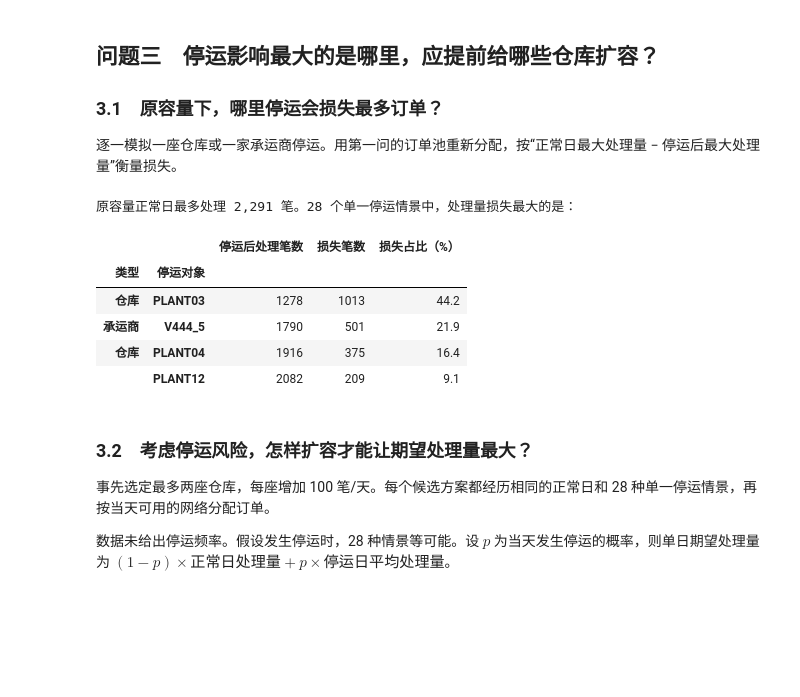
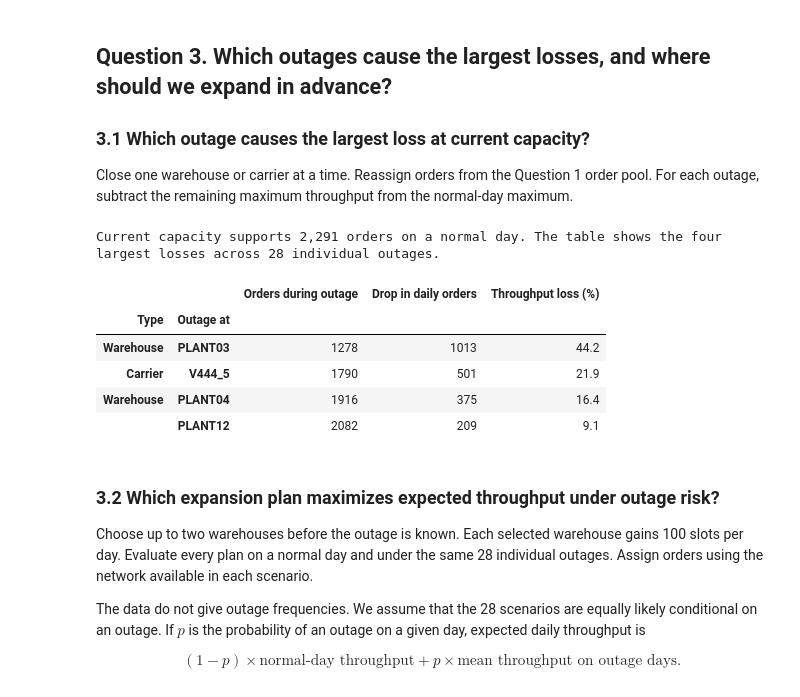
Before and after one commit to CountofPenglai/dba5103_gp, a Jupyter notebook: supply_chain_gurobi.ipynb, the cells around one changed output. Saved outputs shown, nothing was run; the diff lists cells and outputs as text; code cells hidden in the pictures; blank space fills up the shorter version.

```diff
--- a/supply_chain_gurobi.ipynb
+++ b/supply_chain_gurobi.ipynb
@@ -92,14 +93,14 @@ $$\sum_{a\in A_i}x_{ia}\le 1,\qquad
 # %%
 env = gp.Env(empty=True)
 env.setParam("OutputFlag", 0)
-env.setParam("Method", 1)  # 对偶单纯形法
+env.setParam("Method", 1)  # Dual simplex
 env.setParam("Threads", 2)
 env.setParam("MIPGap", 0)
 env.setParam("MIPGapAbs", 0)
 env.start()
 
 def add_assignment(model, options, caps, *, required=False, name="assign"):
-    # 每个“订单、仓库”已有一个最低价方案，固定清单时要求每个编号恰好分配一次。
+    # Each order-warehouse pair has one least-cost option. A fixed batch requires every order ID exactly once.
     x = model.addVars(list(zip(options.order, options.plant)), ub=1, name=name)
     for i in options.order.unique():
         count_i = x.sum(i, "*")
@@ -112,12 +113,12 @@ def optimum(model, objective, sense):
     model.setObjective(objective, sense)
     model.optimize()
     if model.Status != GRB.OPTIMAL:
-        raise RuntimeError(f"Gurobi 求解状态 {model.Status}")
+        raise RuntimeError(f"Gurobi did not find an optimum (status {model.Status}).")
     return model.ObjVal
 
 def solve_assignment(options, caps, *, throughput_only=False):
     if (caps < 0).any():
-        raise ValueError("可用仓容不能为负数")
+        raise ValueError("Available warehouse capacity must be nonnegative.")
     with gp.Model(env=env) as model:
         x, cost, limits = add_assignment(model, options, caps.to_dict())
         count = x.sum()
@@ -206,9 +208,9 @@ for plant in capacity.index:
     maximum = solve_assignment(base_options, caps, throughput_only=True)["maximum"]
     saving = before_cost - fixed_batch_cost(caps)
     assert maximum >= N0 and saving >= -1e-5
-    single_rows.append({"仓库": plant, "原容量": capacity[plant], "基准负载": base["load"][plant],
-                        "每日新增处理笔数": maximum - N0, "固定订单节省（美元）": max(0.0, saving)})
-single_expansion = (pd.DataFrame(single_rows).set_index("仓库")
-                    .sort_values(["每日新增处理笔数", "固定订单节省（美元）"], ascending=False, kind="stable"))
-display(single_expansion.style.format({"固定订单节省（美元）": "{:,.2f}"}))
+    single_rows.append({"Warehouse": plant, "Current capacity": capacity[plant], "Baseline orders assigned": base["load"][plant],
+                        "Additional orders per day": maximum - N0, "Fixed-batch savings (USD)": max(0.0, saving)})
+single_expansion = (pd.DataFrame(single_rows).set_index("Warehouse")
+                    .sort_values(["Additional orders per day", "Fixed-batch savings (USD)"], ascending=False, kind="stable"))
+display(single_expansion.style.format({"Fixed-batch savings (USD)": "{:,.2f}"}))
 # %% [output]
@@ -269,44 +271,47 @@ PLANT02、PLANT03 各增加 100 个名额后，每天最多多处理 200 笔。
 # %% [markdown]
-## 问题三　停运影响最大的是哪里，应提前给哪些仓库扩容？
+## Question 3. Which outages cause the largest losses, and where should we expand in advance?
 
-### 3.1　原容量下，哪里停运会损失最多订单？
+### 3.1 Which outage causes the largest loss at current capacity?
 
-逐一模拟一座仓库或一家承运商停运。用第一问的订单池重新分配，按“正常日最大处理量 − 停运后最大处理量”衡量损失。
+Close one warehouse or carrier at a time. Reassign orders from the Question 1 order pool. For each outage, subtract the remaining maximum throughput from the normal-day maximum.
 # %%
 plants = capacity.index.to_list()
 carriers = sorted(rates.carrier.unique())
 
-# 仓库停运移除该仓的订单选项。承运商停运先移除其报价，再查找剩余报价。
-scenario_options = {"正常运营": base_options}
+# For a warehouse outage, remove its shipping options. For a carrier outage, remove its quotes before choosing alternatives.
+scenario_options = {"Normal operations": base_options}
 for plant in plants:
     scenario_options[plant] = base_options.loc[base_options.plant != plant]
 for carrier in carriers:
     scenario_options[carrier] = lowest_by_plant(eligible.loc[eligible.carrier != carrier])
 
 outage_rows = []
-for kind, nodes in [("仓库", plants), ("承运商", carriers)]:
+for kind, nodes in [("Warehouse", plants), ("Carrier", carriers)]:
     for node in nodes:
         served = solve_assignment(scenario_options[node], capacity, throughput_only=True)["maximum"]
-        outage_rows.append({"类型": kind, "停运对象": node, "停运后处理笔数": served,
-                            "损失笔数": N0 - served, "损失占比（%）": 100 * (N0 - served) / N0})
+        outage_rows.append({"Type": kind, "Outage at": node, "Orders during outage": served,
+                            "Drop in daily orders": N0 - served, "Throughput loss (%)": 100 * (N0 - served) / N0})
 
-disruptions = pd.DataFrame(outage_rows).sort_values(["损失笔数", "停运对象"], ascending=[False, True])
-print(f"原容量正常日最多处理 {N0:,} 笔。{len(disruptions)} 个单一停运情景中，处理量损失最大的是：")
-display(disruptions.head(4).set_index(["类型", "停运对象"]).round(1))
+disruptions = pd.DataFrame(outage_rows).sort_values(["Drop in daily orders", "Outage at"], ascending=[False, True])
+print(f"Current capacity supports {N0:,} orders on a normal day. "
+      f"The table shows the four largest losses across {len(disruptions)} individual outages.")
+display(disruptions.head(4).set_index(["Type", "Outage at"]).round(1))
 # %% [output]
-原容量正常日最多处理 2,291 笔。28 个单一停运情景中，处理量损失最大的是：
+Current capacity supports 2,291 orders on a normal day. The table shows the four largest losses across 28 individual outages.
-|  |  | 停运后处理笔数 | 损失笔数 | 损失占比（%） |
-| 类型 | 停运对象 |  |  |  |
-| 仓库 | PLANT03 | 1278 | 1013 | 44.2 |
-| 承运商 | V444_5 | 1790 | 501 | 21.9 |
-| 仓库 | PLANT04 | 1916 | 375 | 16.4 |
+|  |  | Orders during outage | Drop in daily orders | Throughput loss (%) |
+| Type | Outage at |  |  |  |
+| Warehouse | PLANT03 | 1278 | 1013 | 44.2 |
+| Carrier | V444_5 | 1790 | 501 | 21.9 |
+| Warehouse | PLANT04 | 1916 | 375 | 16.4 |
 |  | PLANT12 | 2082 | 209 | 9.1 |
 # %% [markdown]
-### 3.2　考虑停运风险，怎样扩容才能让期望处理量最大？
+### 3.2 Which expansion plan maximizes expected throughput under outage risk?
 
-事先选定最多两座仓库，每座增加 100 笔/天。每个候选方案都经历相同的正常日和 28 种单一停运情景，再按当天可用的网络分配订单。
+Choose up to two warehouses before the outage is known. Each selected warehouse gains 100 slots per day. Evaluate every plan on a normal day and under the same 28 individual outages. Assign orders using the network available in each scenario.
 
-数据未给出停运频率。假设发生停运时，28 种情景等可能。设 $p$ 为当天发生停运的概率，则单日期望处理量为 $(1-p)\times\text{正常日处理量}+p\times\text{停运日平均处理量}$。
+The data do not give outage frequencies. We assume that the 28 scenarios are equally likely conditional on an outage. If $p$ is the probability of an outage on a given day, expected daily throughput is
+
+$$(1-p)\times\text{normal-day throughput}+p\times\text{mean throughput on outage days}.$$
 # %%
 from itertools import combinations
 
```
Also changed, not shown: parts of 9 cells of this notebook.
